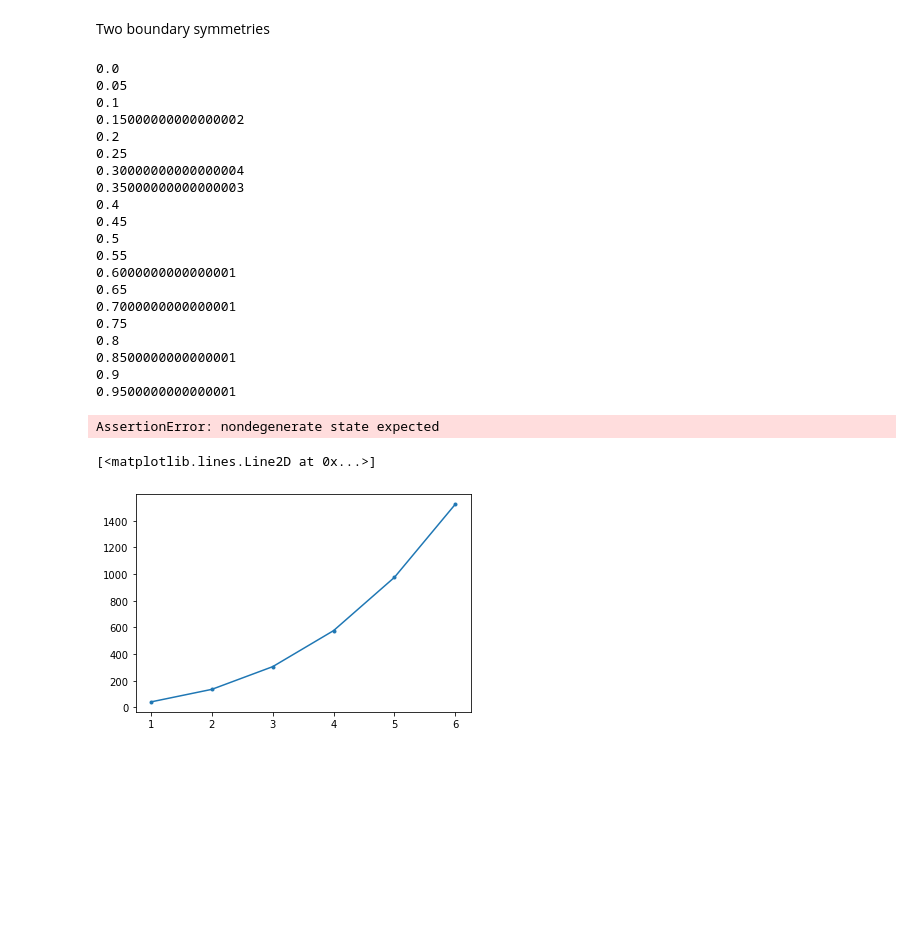
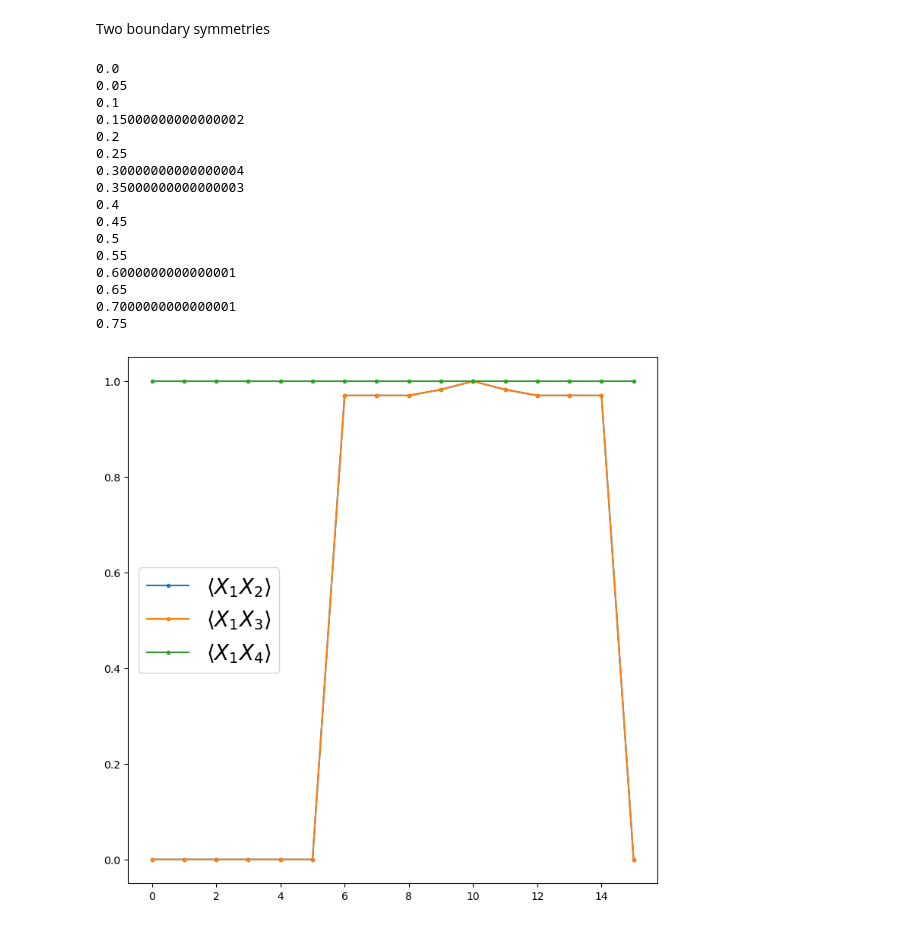
Before and after one commit to Zhuan-pitt/Toric_Code, a Jupyter notebook: anyon_condensate.ipynb, the cells around one changed output. Drawn from its saved outputs; the diff is of its cells as text; code cells hidden in the pictures; blank space fills up the shorter version.

```diff
--- a/anyon_condensate.ipynb
+++ b/anyon_condensate.ipynb
@@ -149,15 +467,15 @@ lam23ss=[]
 lam1234ss=[]
 dims=[]
 
-Z = np.array([[1,0],[0,-1]])
+A = np.array([[0.5,0.1],[0.2,-0.3]])
 B = np.zeros([1,1,16])
-B[0,0] =(linalg.expm(0.1*np.kron(Z,Z))).reshape([16,])
+B[0,0] =(linalg.expm(0.1*np.kron(A,A))).reshape([16,])
 MPS = iMPS.iMPS()
 MPS.svd_threshold =1e-10
 MPS.max_bond = 15
 MPS.construct_from_tensor_list([B,B])
 
-rng = np.arange(0.,1.01,0.05)
+rng = np.arange(0.,.8,0.05)
 for p1 in np.arange(0.,.01,0.05):
     lam1s=[]
     lam12s=[]
@@ -172,7 +490,7 @@ for p1 in np.arange(0.,.01,0.05):
 
     for p2 in rng:
         #trans = funcs.single_trans_qc2(p1=p1,channel1='x_flip',p2=p2,channel2='z_flip')
-        trans = funcs.single_trans_2layers(p1=0,channel1='x_flip',p2=p2,channel2='x_flip')
+        trans = funcs.single_trans_2layers(p1=p2,channel1='xzf_flip',p2=p2,channel2='xzf_flip')
         #trans = funcs.single_trans_2layers_swap(p1=p1,p2=p2,channel='x_flip')
         MPO = iMPS.iMPO()
         MPO.construct_from_tensor_list([trans,trans])
@@ -187,7 +505,6 @@ for p1 in np.arange(0.,.01,0.05):
 
         strap = iMPS.strap(MPS_power2.MPS2,MPO13,MPS_power2.MPS2)
         lam13 = strap.calculate_eig()
-
 
         strap = iMPS.strap(MPS_power2.MPS2,MPO14,MPS_power2.MPS2)
         lam14 = strap.calculate_eig()
@@ -248,8 +565,3 @@ for p1 in np.arange(0.,.01,0.05):
 0.65
 0.7000000000000001
 0.75
-0.8
-0.8500000000000001
-0.9
-0.9500000000000001
-AssertionError: nondegenerate state expected
@@ -256,3 +580,17 @@ AssertionError: nondegenerate state expected
+# %%
+pyplot.figure(figsize=(9,9),dpi=100)
+#pyplot.plot(rng,lam1234s,'.',label='$\langle X_1X_2X_3X_4 \\rangle$')
+
+pyplot.plot(lam12s,'.-',label='$\langle X_1X_2 \\rangle$')
+pyplot.plot(lam13s,'.-',label='$\langle X_1X_3 \\rangle$')
+pyplot.plot(lam14s,'.-',label='$\langle X_1X_4 \\rangle$')
+#pyplot.plot(dims,'.-',label='dim')
+#pyplot.plot(rng,[1]*len(rng))
+#pyplot.plot(rng[-25:],k*np.array(rng[-25:])+d,label='3.3399*p - 0.68003')
+pyplot.legend(prop={'size':20})
+pyplot.show()
+# %% [output]
+[figure, added]
 # %%
 pyplot.figure(figsize=(18,9),dpi=120)
 pyplot.imshow(np.real(lam13ss), origin='lower', extent=[ 0, 0.18,0.17, 0.31,],aspect=1)
@@ -260,13 +598,6 @@ x = np.arange(0.,0.18,0.001)
 y = (1-np.sqrt(2)/2-x)/(1-x*2)
 pyplot.plot(x,y,color='red')
 pyplot.show()
-# %%
-x = [1,2,3,4,5,6]
-y = [0.1948,0.2928,1/3,0.355278,0.368928,0.377982]
-pyplot.plot(x,2/(np.array(y)-np.sqrt(2)+1)**2,'.-')
-# %% [output]
-[<matplotlib.lines.Line2D at 0x...>]
-[figure, removed]
 # %%
 #rng = np.arange(0.06,0.09,0.002)
 pyplot.figure(figsize=(9,9),dpi=100)
```
Also changed, not shown: parts of 40 cells of this notebook, 7 other files.
